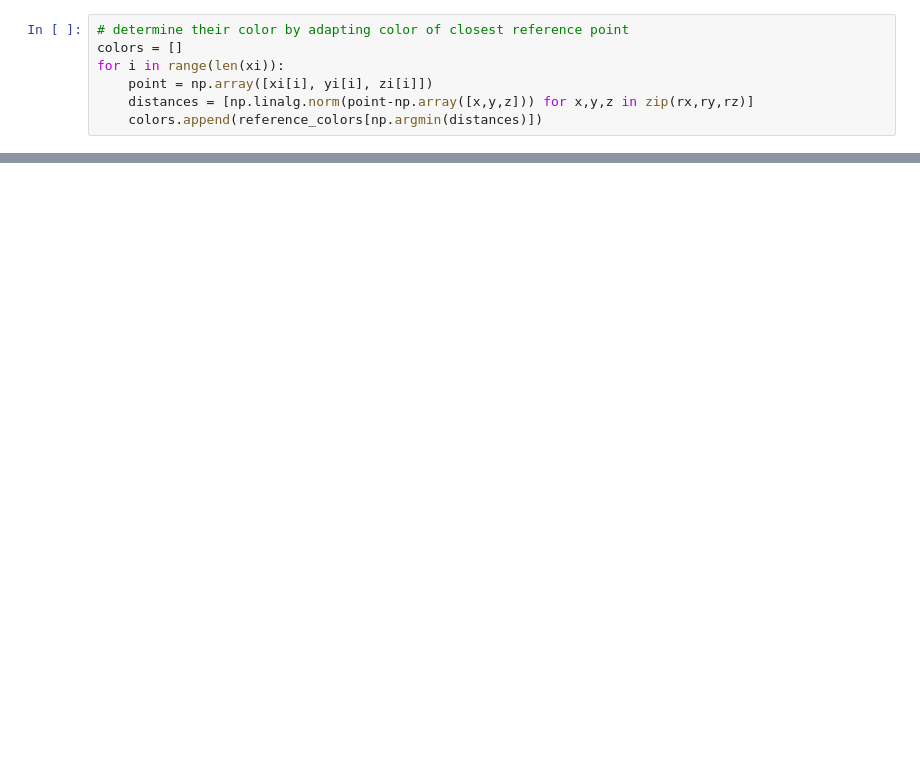
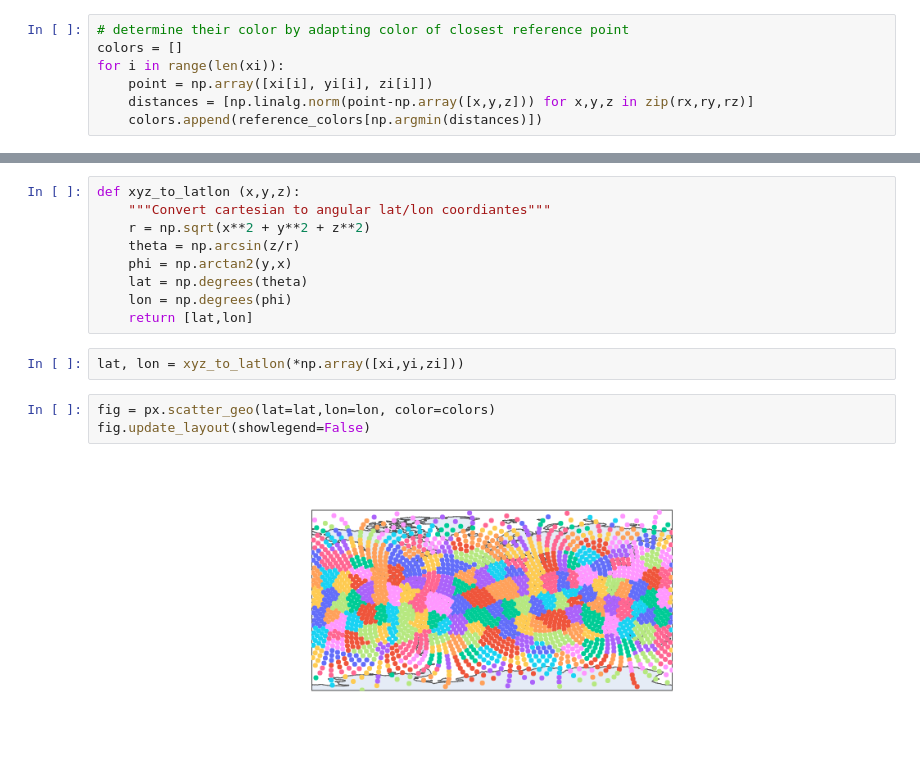
Before and after one commit to bileamScheuvens/RS-SpaceBees, a Jupyter notebook: voronoi.ipynb, the cells around one changed output, grey strips where cells are left out. Cells and saved outputs as stored; diff of their text form; blank space fills up the shorter version.

```diff
--- a/voronoi.ipynb
+++ b/voronoi.ipynb
@@ -44,0 +50,16 @@ ax.scatter(xi, yi, zi, s=40, color=colors)
+# %%
+def xyz_to_latlon (x,y,z):
+    """Convert cartesian to angular lat/lon coordiantes"""
+    r = np.sqrt(x**2 + y**2 + z**2)
+    theta = np.arcsin(z/r)
+    phi = np.arctan2(y,x)
+    lat = np.degrees(theta)
+    lon = np.degrees(phi)
+    return [lat,lon]
+# %%
+lat, lon = xyz_to_latlon(*np.array([xi,yi,zi]))
+# %%
+fig = px.scatter_geo(lat=lat,lon=lon, color=colors)
+fig.update_layout(showlegend=False)
+# %% [output]
+[figure, added]
```
Also changed, not shown: parts of 7 cells of this notebook.
